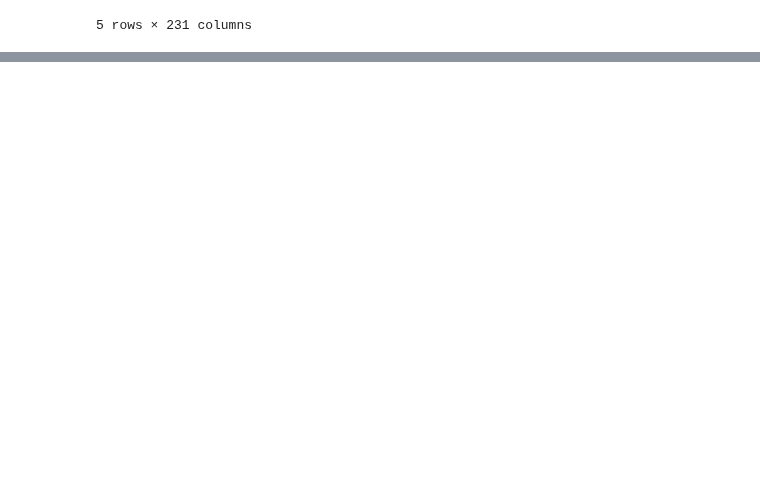
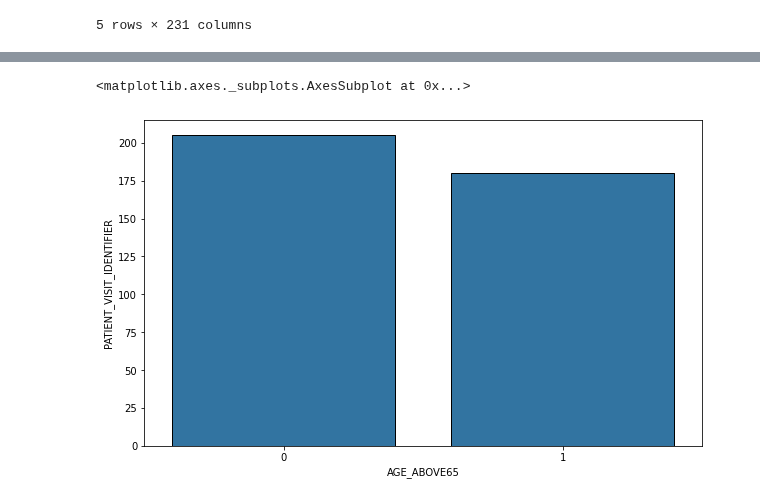
Before and after one commit to RPGraciotti/BootCampAlura, a Jupyter notebook: Projeto_final/Exploratoria.ipynb, the cells around one changed output, grey strips where cells are left out. Saved outputs shown, nothing was run; the diff lists cells and outputs as text; code cells hidden in the pictures; blank space fills up the shorter version.

```diff
--- a/Projeto_final/Exploratoria.ipynb
+++ b/Projeto_final/Exploratoria.ipynb
@@ -111,0 +48,7 @@ df_kg.melt("PATIENT_VISIT_IDENTIFIER", var_name = )
+# %%
+plt.figure(figsize = (10, 6))
+sns.barplot(data = df_sp, x = "AGE_ABOVE65", y = "PATIENT_VISIT_IDENTIFIER",
+            ci = None, color = "#1f77b4", edgecolor = "black", estimator = len)
+# %% [output]
+<matplotlib.axes._subplots.AxesSubplot at 0x...>
+[figure, added]
```
Also changed, not shown: parts of 28 cells of this notebook.
